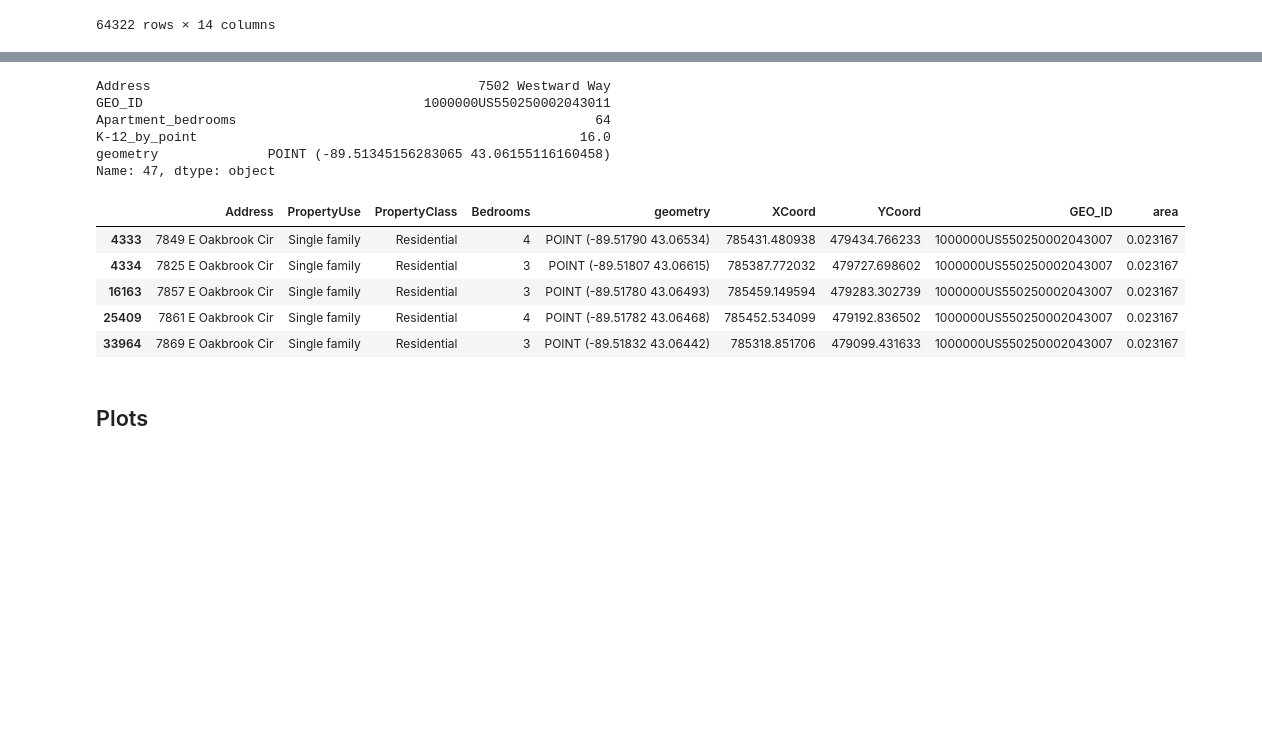
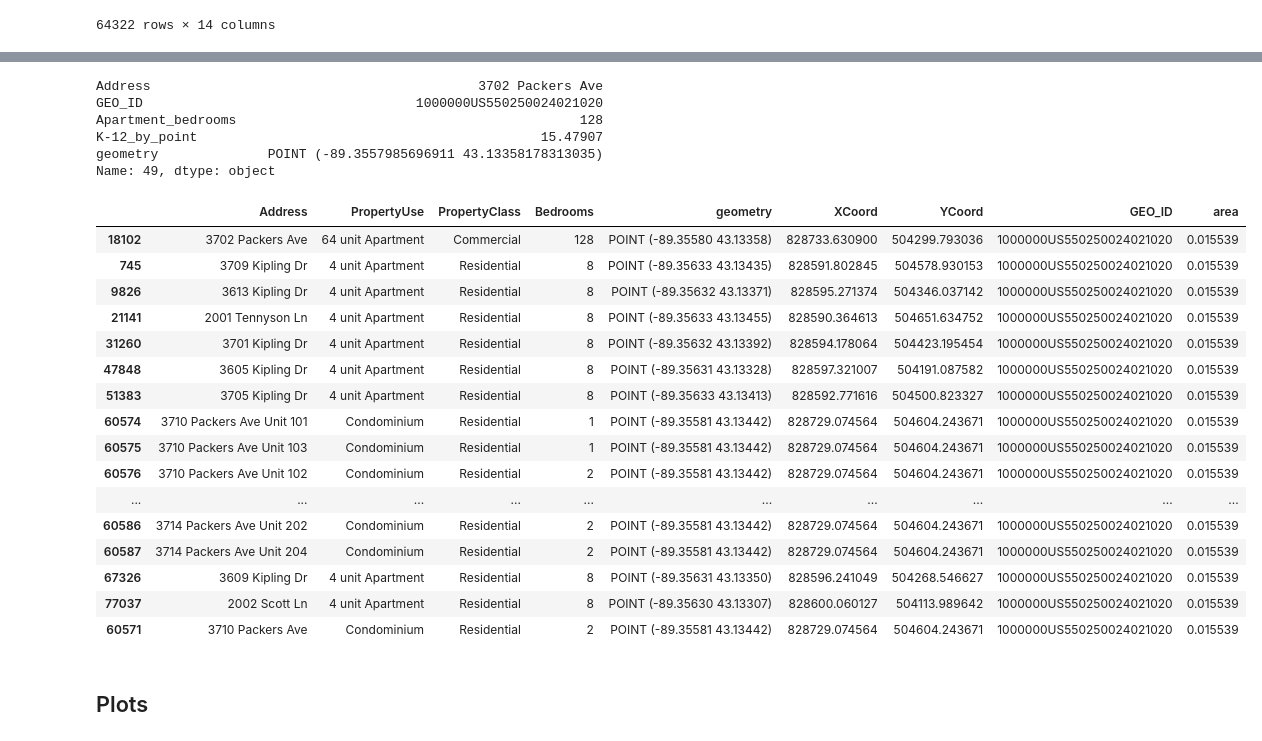
Before and after one commit to wesley0628/Internet-Access-Analysis, a Jupyter notebook: Internet_Access.ipynb, the cells around one changed output, grey strips where cells are left out. Cells and saved outputs as stored; diff of their text form; code cells hidden in the pictures; blank space fills up the shorter version.

```diff
--- a/Internet_Access.ipynb
+++ b/Internet_Access.ipynb
@@ -313,22 +313,33 @@ Top_70 = Top_70[["Address", "GEO_ID", "Apartment_bedrooms", "K-12_by_point", "ge
-# %%
-Top_70.iloc[47]
-# %% [output]
-Address                                          7502 Westward Way
-GEO_ID                                    1000000US550250002043011
-Apartment_bedrooms                                              64
-K-12_by_point                                                 16.0
-geometry              POINT (-89.51345156283065 43.06155116160458)
-Name: 47, dtype: object
+# %%
+Top_50.iloc[49]
+# %% [output]
+Address                                          3702 Packers Ave
+GEO_ID                                   1000000US550250024021020
+Apartment_bedrooms                                            128
+K-12_by_point                                            15.47907
+geometry              POINT (-89.3557985696911 43.13358178313035)
+Name: 49, dtype: object
 # %%
-# pd.set_option('display.max_rows', None)
-block_with_apartment[block_with_apartment["GEO_ID"] == "1000000US550250002043007"].head()
+pd.set_option('display.max_rows', None)
+block_with_apartment[block_with_apartment["GEO_ID"] == "1000000US550250024021020"]
 # %% [output]
 |  | Address | PropertyUse | PropertyClass | Bedrooms | geometry | XCoord | YCoord | GEO_ID | area |
-| 4333 | 7849 E Oakbrook Cir | Single family | Residential | 4 | POINT (-89.51790 43.06534) | 785431.480938 | 479434.766233 | 1000000US550250002043007 | 0.023167 |
-| 4334 | 7825 E Oakbrook Cir | Single family | Residential | 3 | POINT (-89.51807 43.06615) | 785387.772032 | 479727.698602 | 1000000US550250002043007 | 0.023167 |
-| 16163 | 7857 E Oakbrook Cir | Single family | Residential | 3 | POINT (-89.51780 43.06493) | 785459.149594 | 479283.302739 | 1000000US550250002043007 | 0.023167 |
-| 25409 | 7861 E Oakbrook Cir | Single family | Residential | 4 | POINT (-89.51782 43.06468) | 785452.534099 | 479192.836502 | 1000000US550250002043007 | 0.023167 |
-| 33964 | 7869 E Oakbrook Cir | Single family | Residential | 3 | POINT (-89.51832 43.06442) | 785318.851706 | 479099.431633 | 1000000US550250002043007 | 0.023167 |
+| 18102 | 3702 Packers Ave | 64 unit Apartment | Commercial | 128 | POINT (-89.35580 43.13358) | 828733.630900 | 504299.793036 | 1000000US550250024021020 | 0.015539 |
+| 745 | 3709 Kipling Dr | 4 unit Apartment | Residential | 8 | POINT (-89.35633 43.13435) | 828591.802845 | 504578.930153 | 1000000US550250024021020 | 0.015539 |
+| 9826 | 3613 Kipling Dr | 4 unit Apartment | Residential | 8 | POINT (-89.35632 43.13371) | 828595.271374 | 504346.037142 | 1000000US550250024021020 | 0.015539 |
+| 21141 | 2001 Tennyson Ln | 4 unit Apartment | Residential | 8 | POINT (-89.35633 43.13455) | 828590.364613 | 504651.634752 | 1000000US550250024021020 | 0.015539 |
+| 31260 | 3701 Kipling Dr | 4 unit Apartment | Residential | 8 | POINT (-89.35632 43.13392) | 828594.178064 | 504423.195454 | 1000000US550250024021020 | 0.015539 |
+| 47848 | 3605 Kipling Dr | 4 unit Apartment | Residential | 8 | POINT (-89.35631 43.13328) | 828597.321007 | 504191.087582 | 1000000US550250024021020 | 0.015539 |
+| 51383 | 3705 Kipling Dr | 4 unit Apartment | Residential | 8 | POINT (-89.35633 43.13413) | 828592.771616 | 504500.823327 | 1000000US550250024021020 | 0.015539 |
+| 60574 | 3710 Packers Ave Unit 101 | Condominium | Residential | 1 | POINT (-89.35581 43.13442) | 828729.074564 | 504604.243671 | 1000000US550250024021020 | 0.015539 |
+| 60575 | 3710 Packers Ave Unit 103 | Condominium | Residential | 1 | POINT (-89.35581 43.13442) | 828729.074564 | 504604.243671 | 1000000US550250024021020 | 0.015539 |
+| 60576 | 3710 Packers Ave Unit 102 | Condominium | Residential | 2 | POINT (-89.35581 43.13442) | 828729.074564 | 504604.243671 | 1000000US550250024021020 | 0.015539 |
+| ... | ... | ... | ... | ... | ... | ... | ... | ... | ... |
+| 60586 | 3714 Packers Ave Unit 202 | Condominium | Residential | 2 | POINT (-89.35581 43.13442) | 828729.074564 | 504604.243671 | 1000000US550250024021020 | 0.015539 |
+| 60587 | 3714 Packers Ave Unit 204 | Condominium | Residential | 2 | POINT (-89.35581 43.13442) | 828729.074564 | 504604.243671 | 1000000US550250024021020 | 0.015539 |
+| 67326 | 3609 Kipling Dr | 4 unit Apartment | Residential | 8 | POINT (-89.35631 43.13350) | 828596.241049 | 504268.546627 | 1000000US550250024021020 | 0.015539 |
+| 77037 | 2002 Scott Ln | 4 unit Apartment | Residential | 8 | POINT (-89.35630 43.13307) | 828600.060127 | 504113.989642 | 1000000US550250024021020 | 0.015539 |
+| 60571 | 3710 Packers Ave | Condominium | Residential | 2 | POINT (-89.35581 43.13442) | 828729.074564 | 504604.243671 | 1000000US550250024021020 | 0.015539 |
 # %% [markdown]
 ## Plots
 # %% [markdown]
```
Also changed, not shown: parts of 14 cells of this notebook, 1 other file.
